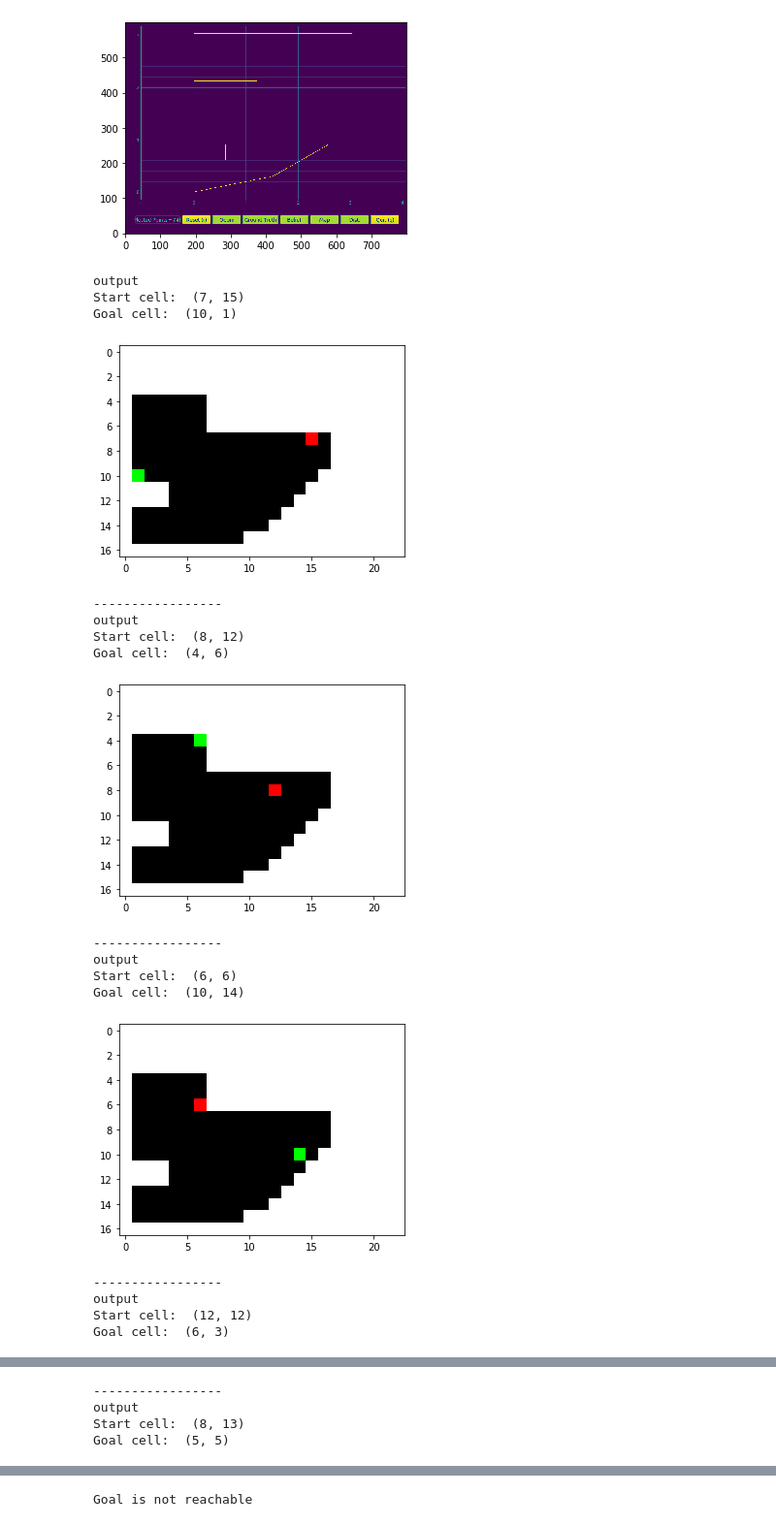
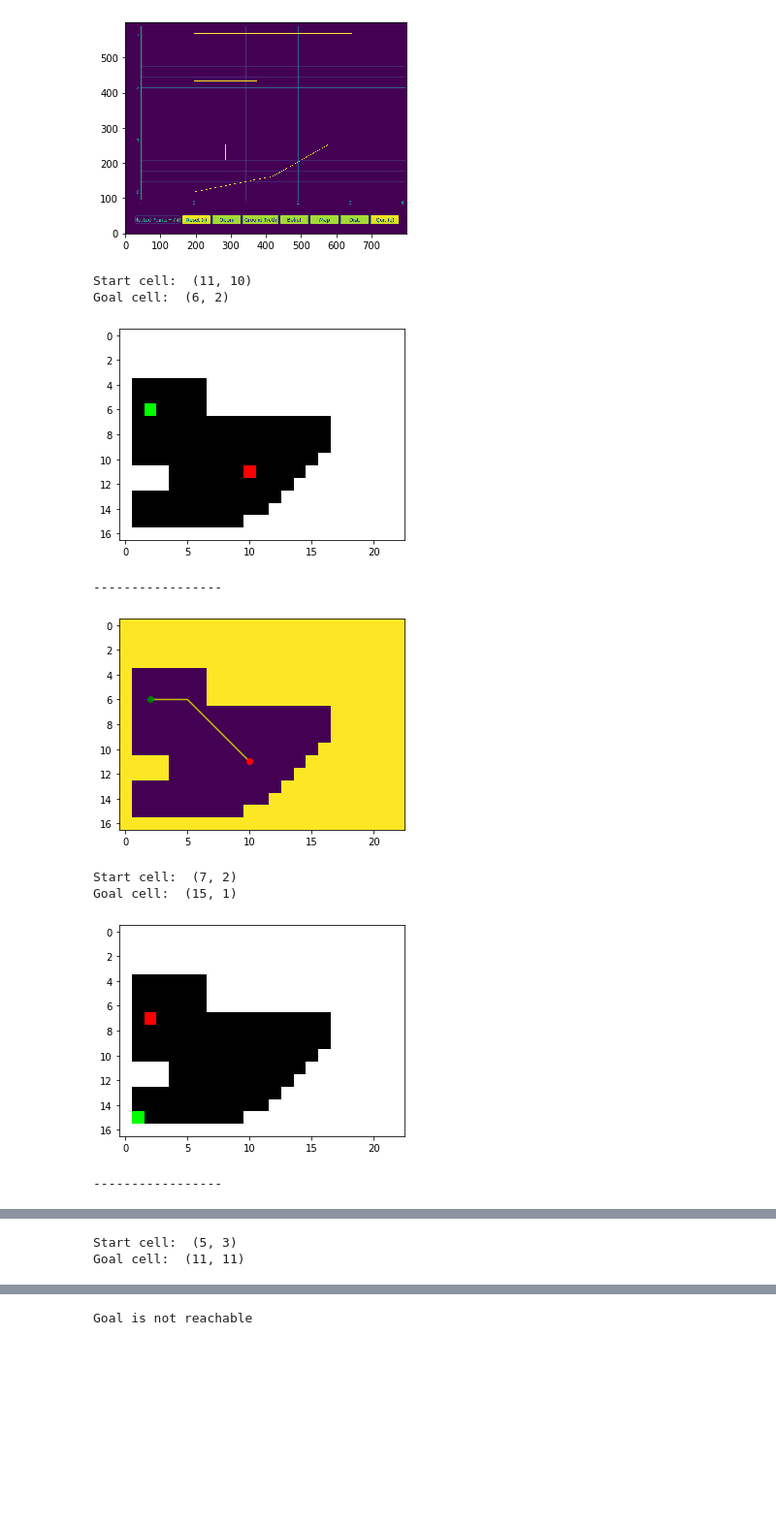
Before and after one commit to caitlinstanton/ece4960, a Jupyter notebook: lab10/lab10_jupyter/scripts/lab9_sim.ipynb, the cells around one changed output, grey strips where cells are left out. Shown: that part at 97% size. Cells and saved outputs as stored; diff of their text form; code cells hidden in the pictures; blank space fills up the shorter version.

Commit message:
a star works some of the time

```diff
--- a/lab10/lab10_jupyter/scripts/lab9_sim.ipynb
+++ b/lab10/lab10_jupyter/scripts/lab9_sim.ipynb
@@ -101,48 +101,58 @@ gmap.plot()
 from planner_query import *
 
 grid =  [ 1,1,1,1,1,1,1,1,1,1,1,1,1,1,1,1,1,1,1,1,1,1,1,
           1,1,1,1,1,1,1,1,1,1,1,1,1,1,1,1,1,1,1,1,1,1,1,
           1,1,1,1,1,1,1,1,1,1,1,1,1,1,1,1,1,1,1,1,1,1,1,
           1,1,1,1,1,1,1,1,1,1,1,1,1,1,1,1,1,1,1,1,1,1,1,
           1,0,0,0,0,0,0,1,1,1,1,1,1,1,1,1,1,1,1,1,1,1,1,
           1,0,0,0,0,0,0,1,1,1,1,1,1,1,1,1,1,1,1,1,1,1,1,
           1,0,0,0,0,0,0,1,1,1,1,1,1,1,1,1,1,1,1,1,1,1,1,
           1,0,0,0,0,0,0,0,0,0,0,0,0,0,0,0,0,1,1,1,1,1,1,
           1,0,0,0,0,0,0,0,0,0,0,0,0,0,0,0,0,1,1,1,1,1,1,
           1,0,0,0,0,0,0,0,0,0,0,0,0,0,0,0,0,1,1,1,1,1,1,
           1,0,0,0,0,0,0,0,0,0,0,0,0,0,0,0,1,1,1,1,1,1,1,
           1,1,1,1,0,0,0,0,0,0,0,0,0,0,0,1,1,1,1,1,1,1,1,
           1,1,1,1,0,0,0,0,0,0,0,0,0,0,1,1,1,1,1,1,1,1,1,
           1,0,0,0,0,0,0,0,0,0,0,0,0,1,1,1,1,1,1,1,1,1,1,
           1,0,0,0,0,0,0,0,0,0,0,0,1,1,1,1,1,1,1,1,1,1,1,
           1,0,0,0,0,0,0,0,0,0,1,1,1,1,1,1,1,1,1,1,1,1,1,
           1,1,1,1,1,1,1,1,1,1,1,1,1,1,1,1,1,1,1,1,1,1,1]
 grid = np.array(grid, dtype=np.uint8)
 grid.resize(17,23)
 
 # Instantiate the class PlannerQuery
 pq = PlannerQuery(grid)
+gmap = OccupancyGridMap.from_data(grid,1)
 
 for i in range(0,10):
     # Generate a start and goal pair
-    x = pq.generate(plot=True)
+    (start_node, goal_node) = pq.generate(plot=True)
+    gmap.plot()
     print("-----------------")
+    path, path_px = a_star(start_node, goal_node, gmap)
+
+
+    if path:
+        # plot resulting path in pixels over the map
+        plot_path(path_px, loc)
+    else:
+        print('Goal is not reachable')
+
+        # plot start and goal points over the map (in pixels)
+        start_node_px = gmap.get_index_from_coordinates(start_node[0], start_node[1])
+        goal_node_px = gmap.get_index_from_coordinates(goal_node[0], goal_node[1])
+
+        plt.plot(start_node_px[0], start_node_px[1], 'ro')
+        plt.plot(goal_node_px[0], goal_node_px[1], 'go')
+
+    plt.show()
 # %% [output]
-output
-Start cell:  (7, 15)
-Goal cell:  (10, 1)
+Start cell:  (11, 10)
+Goal cell:  (6, 2)
-[figure, old version]
+[figure, new version]
 -----------------
-output
-Start cell:  (8, 12)
-Goal cell:  (4, 6)
-[figure, old version]
+[figure, new version]
------------------
-output
-Start cell:  (6, 6)
-Goal cell:  (10, 14)
+Start cell:  (7, 2)
+Goal cell:  (15, 1)
-[figure, old version]
+[figure, new version]
 -----------------
-output
-Start cell:  (12, 12)
-Goal cell:  (6, 3)
@@ -150,4 +160,2 @@ Goal cell:  (6, 3)
------------------
-output
-Start cell:  (8, 13)
-Goal cell:  (5, 5)
+Start cell:  (5, 3)
+Goal cell:  (11, 11)
```
Also changed, not shown: parts of 1 cell of this notebook, 4 other files.
